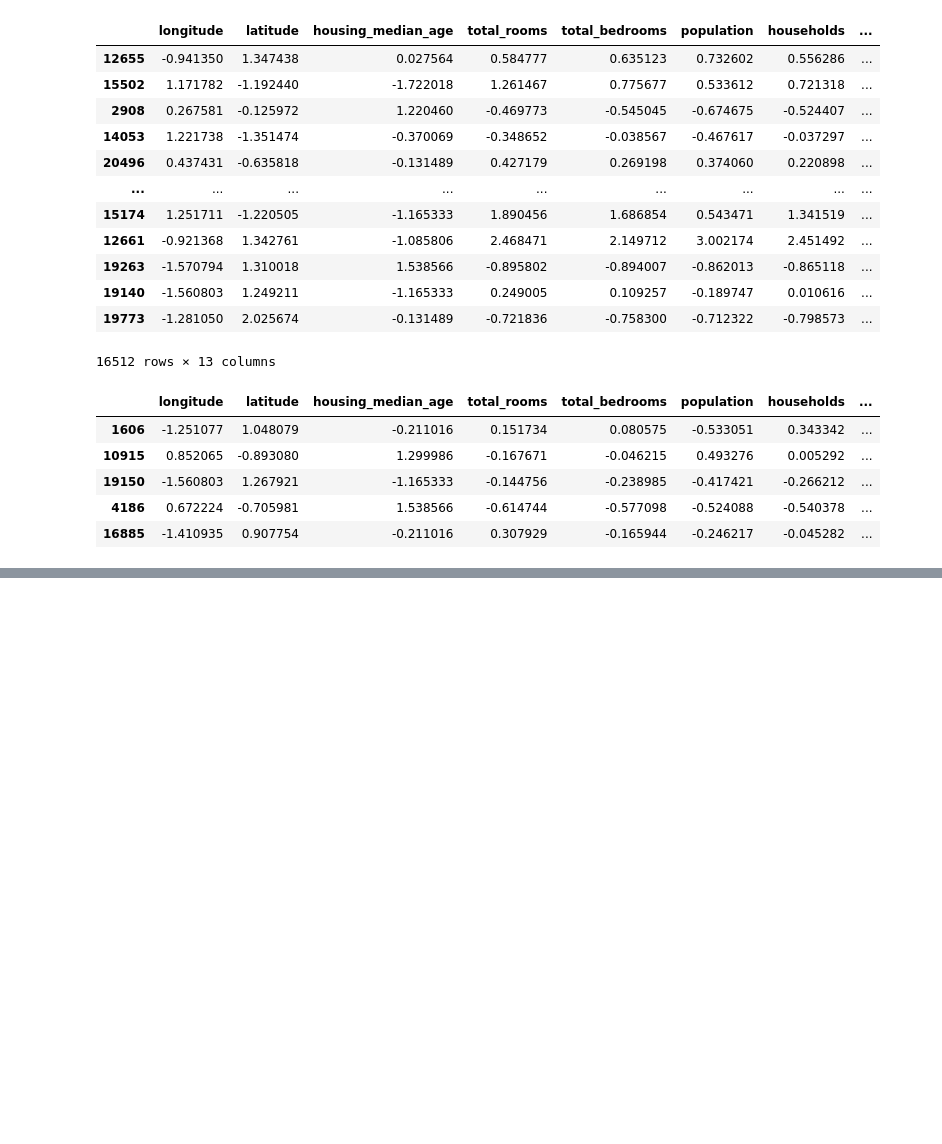
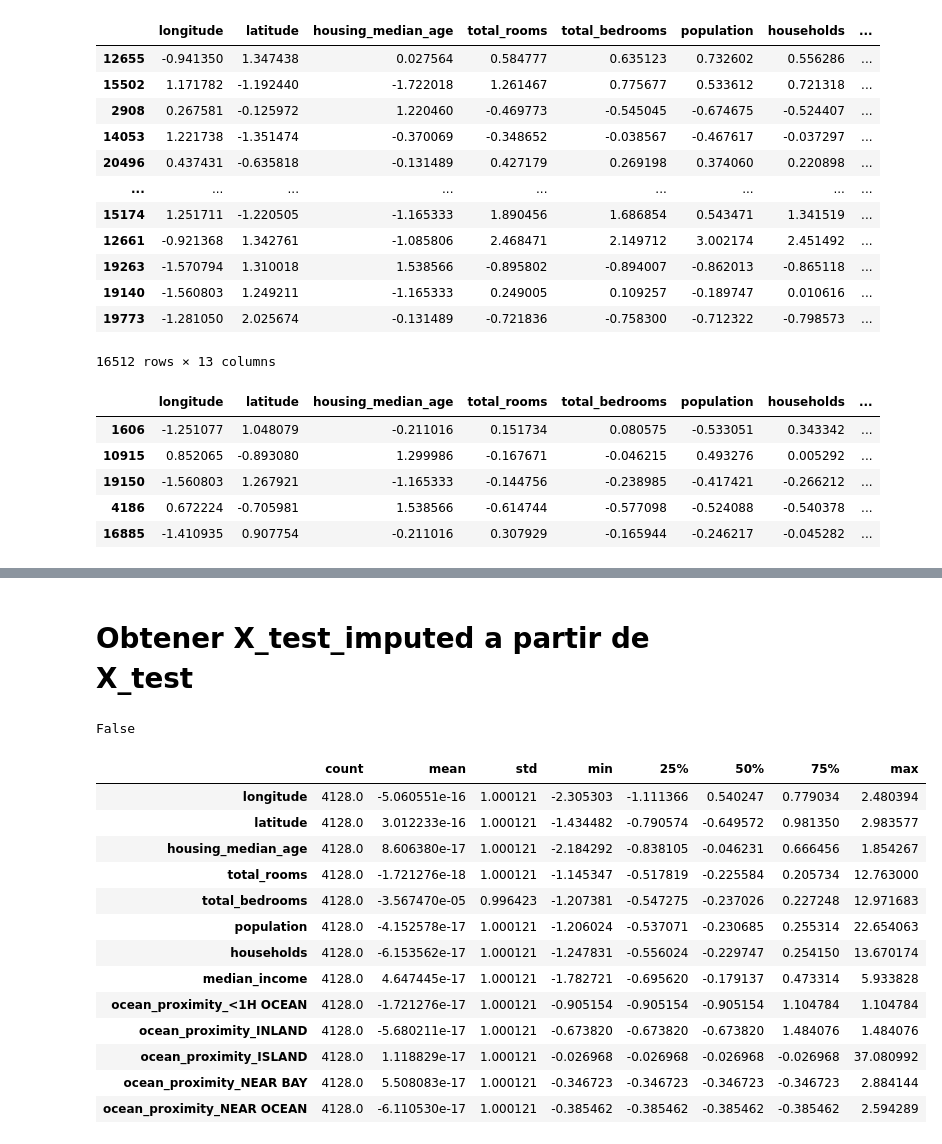
Before and after one commit to Socramer6588/pia23, a Jupyter notebook: KNN_EXAMEN.ipynb, the cells around one changed output, grey strips where cells are left out. Cells and saved outputs as stored; diff of their text form; code cells hidden in the pictures; blank space fills up the shorter version.

Commit message:
Update Housing

```diff
--- a/KNN_EXAMEN.ipynb
+++ b/KNN_EXAMEN.ipynb
@@ -186,3 +187,49 @@ X_train_imputed_a.describe().T
 | ocean_proximity_ISLAND | 16512.0 | -3.429105e-18 | 1.000030 | -0.011006 | -0.011006 | -0.011006 | -0.011006 | 90.857031 |
 | ocean_proximity_NEAR BAY | 16512.0 | -9.467018e-18 | 1.000030 | -0.354889 | -0.354889 | -0.354889 | -0.354889 | 2.817783 |
 | ocean_proximity_NEAR OCEAN | 16512.0 | -2.926169e-17 | 1.000030 | -0.384217 | -0.384217 | -0.384217 | -0.384217 | 2.602693 |
+# %% [markdown]
+# Obtener X_test_imputed a partir de X_test
+# %%
+# Repetimos el proceso anterior para llegar de x_test a x_test_imputed
+
+null_rows_idx = X_test.isnull().any(axis=1) # índices de las filas con valores nulos
+X_test.loc[null_rows_idx].head() # visualizamos las primeras filas con valores nulos
+
+k_value = np.sqrt(X_test.shape[0]).astype(int)
+k_value
+
+cat_encoder = OneHotEncoder(sparse_output=False).set_output(transform="pandas")
+housing_cat_ohe = cat_encoder.fit_transform(X_test[["ocean_proximity"]])
+housing_cat_ohe
+
+X_test_temp = pd.concat([X_test.drop("ocean_proximity", axis=1), housing_cat_ohe], axis=1)
+X_test_temp
+
+scaler = StandardScaler().set_output(transform="pandas") # Para que el resultado sea un DataFrame
+X_test_num_scaled = scaler.fit_transform(X_test_temp)
+X_test_num_scaled
+
+X_test_imputed = KNNImputer(n_neighbors=k_value).set_output(transform="pandas").fit_transform(X_test_num_scaled)
+
+print(X_test_imputed.isna().any().any()) # Verificamos que no hay valores nulos
+X_test_imputed
+
+X_test_imputed.loc[null_rows_idx].head() # visualizamos las filas que tenían valores nulos
+
+X_test_imputed.describe().T
+# %% [output]
+False
+|  | count | mean | std | min | 25% | 50% | 75% | max |
+| longitude | 4128.0 | -5.060551e-16 | 1.000121 | -2.305303 | -1.111366 | 0.540247 | 0.779034 | 2.480394 |
+| latitude | 4128.0 | 3.012233e-16 | 1.000121 | -1.434482 | -0.790574 | -0.649572 | 0.981350 | 2.983577 |
+| housing_median_age | 4128.0 | 8.606380e-17 | 1.000121 | -2.184292 | -0.838105 | -0.046231 | 0.666456 | 1.854267 |
+| total_rooms | 4128.0 | -1.721276e-18 | 1.000121 | -1.145347 | -0.517819 | -0.225584 | 0.205734 | 12.763000 |
+| total_bedrooms | 4128.0 | -3.567470e-05 | 0.996423 | -1.207381 | -0.547275 | -0.237026 | 0.227248 | 12.971683 |
+| population | 4128.0 | -4.152578e-17 | 1.000121 | -1.206024 | -0.537071 | -0.230685 | 0.255314 | 22.654063 |
+| households | 4128.0 | -6.153562e-17 | 1.000121 | -1.247831 | -0.556024 | -0.229747 | 0.254150 | 13.670174 |
+| median_income | 4128.0 | 4.647445e-17 | 1.000121 | -1.782721 | -0.695620 | -0.179137 | 0.473314 | 5.933828 |
+| ocean_proximity_<1H OCEAN | 4128.0 | -1.721276e-17 | 1.000121 | -0.905154 | -0.905154 | -0.905154 | 1.104784 | 1.104784 |
+| ocean_proximity_INLAND | 4128.0 | -5.680211e-17 | 1.000121 | -0.673820 | -0.673820 | -0.673820 | 1.484076 | 1.484076 |
+| ocean_proximity_ISLAND | 4128.0 | 1.118829e-17 | 1.000121 | -0.026968 | -0.026968 | -0.026968 | -0.026968 | 37.080992 |
+| ocean_proximity_NEAR BAY | 4128.0 | 5.508083e-17 | 1.000121 | -0.346723 | -0.346723 | -0.346723 | -0.346723 | 2.884144 |
+| ocean_proximity_NEAR OCEAN | 4128.0 | -6.110530e-17 | 1.000121 | -0.385462 | -0.385462 | -0.385462 | -0.385462 | 2.594289 |
```
Also changed, not shown: parts of 17 cells of this notebook.
